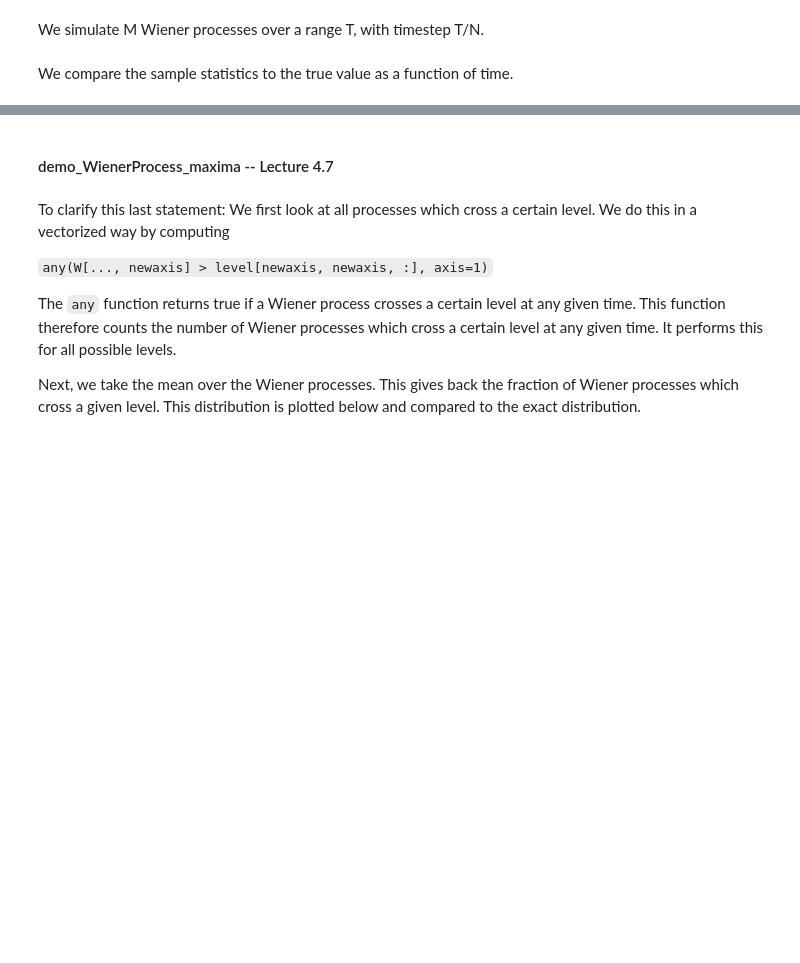
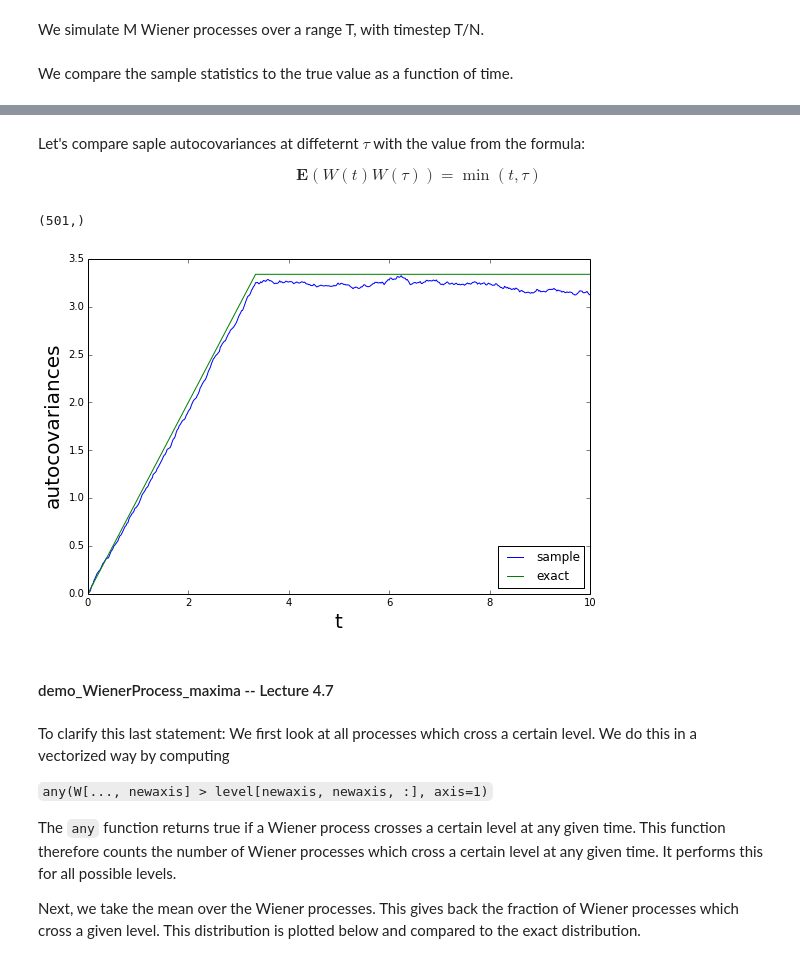
Before and after one commit to BCSharp/MonteCarloMethodsInFinance, a Jupyter notebook: Week 4.ipynb, the cells around one changed output, grey strips where cells are left out. Cells and saved outputs as stored; diff of their text form; code cells hidden in the pictures; blank space fills up the shorter version.

```diff
--- a/Week 4.ipynb
+++ b/Week 4.ipynb
@@ -262,0 +263,9 @@ plt.tight_layout()
+# %% [markdown]
+Let's compare saple autocovariances at diffeternt $\tau$ with the value from the formula:
+
+$$\qquad \mathbf{E}(W(t)W(\tau)) = \min(t,\tau)$$
+# %%
+W.shape
+t.shape
+# %% [output]
+(501,)
@@ -263,3 +283,13 @@ plt.tight_layout()
+# %%
+fig = plt.figure(figsize=(9,6))
+ax1 = fig.add_subplot(111)
+ax1.plot(t, estimated_autocovariances, label='sample')
+ax1.plot(t, exact_autocovariances, label='exact')
+ax1.set_xlabel('t', fontsize=20)
+ax1.set_ylabel('autocovariances', fontsize=20)
+ax1.legend(loc='lower right');
+# %% [output]
+[figure, added]
 # %% [markdown]
 #### demo_WienerProcess_maxima -- Lecture 4.7
 # %%
```
Also changed, not shown: parts of 12 cells of this notebook.
